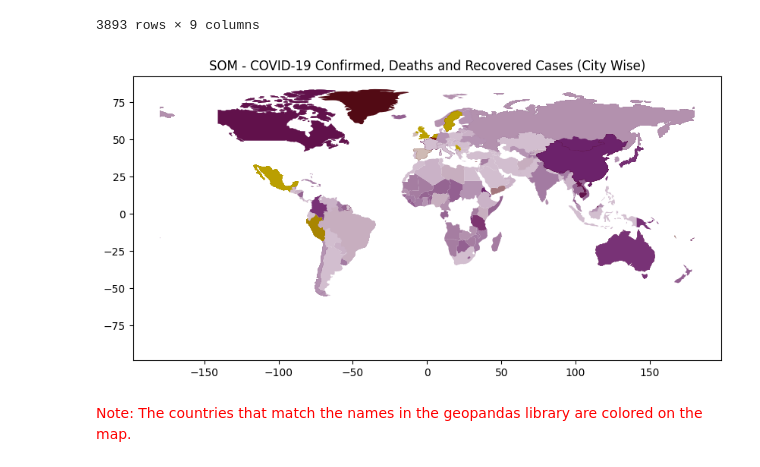
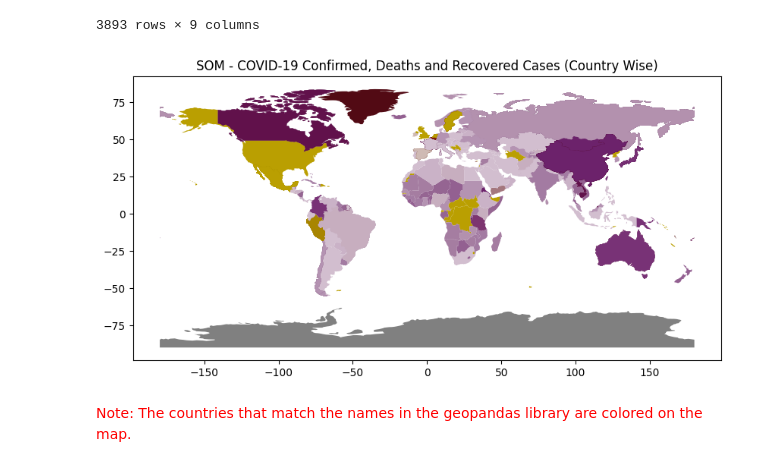
Before and after one commit to Jazzel/CI-HW-3, a Jupyter notebook: Q1_som.ipynb, the cells around one changed output. Drawn from its saved outputs; the diff is of its cells as text; code cells hidden in the pictures.

```diff
--- a/Q1_som.ipynb
+++ b/Q1_som.ipynb
@@ -317,17 +317,28 @@ Time taken: 4254.86520075798
 # %%
 # Creating World Map
 world = gpd.read_file(gpd.datasets.get_path('naturalearth_lowres'))
 
 world = world.merge(colored_states_data, left_on='name', right_on='Country', how='left')
-world['Color'] = world['Color'].apply(lambda x: x if not np.isnan(x).any() else [1, 1, 1, 1])
+
+import ast
+
+for index, row in world.iterrows():
+    if pd.isnull(row['Color']):
+        if(row['name'] == 'Antarctica'):
+            world.at[index, 'Color'] = "grey"
+        else:
+            world.at[index, 'Color'] = "#BA9F01"
+    else:
+        color = [eval(c) for c in (row['Color'])[1:-1].split(",")]
+        world.at[index, 'Color'] = list(color)
 
 fig, ax = plt.subplots(figsize=(10, 10))
 world.plot(ax=ax, color=world['Color'], legend=False)
 
 
-plt.title('SOM - COVID-19 Confirmed, Deaths and Recovered Cases (City Wise)')
+plt.title('SOM - COVID-19 Confirmed, Deaths and Recovered Cases (Country Wise)')
 plt.show()
 # %% [output]
-[figure, old version]
+[figure, new version]
 # %% [markdown]
 <span style="color:red">Note: The countries that match the names in the geopandas library are colored on the map. </span>
```
